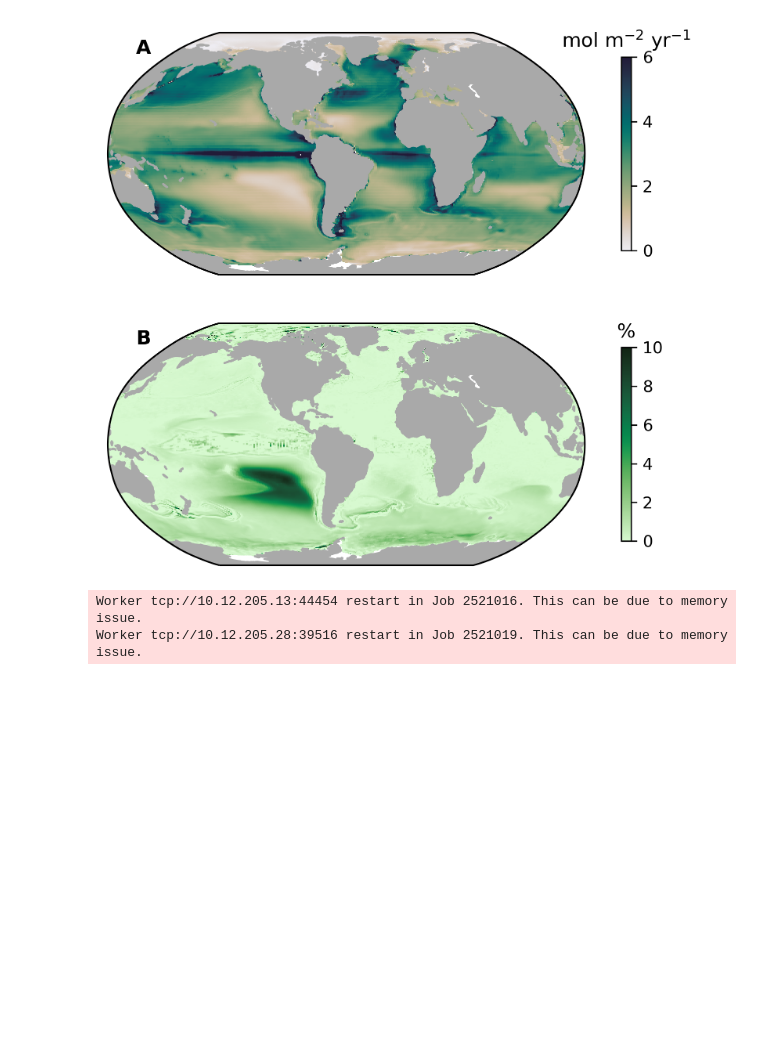
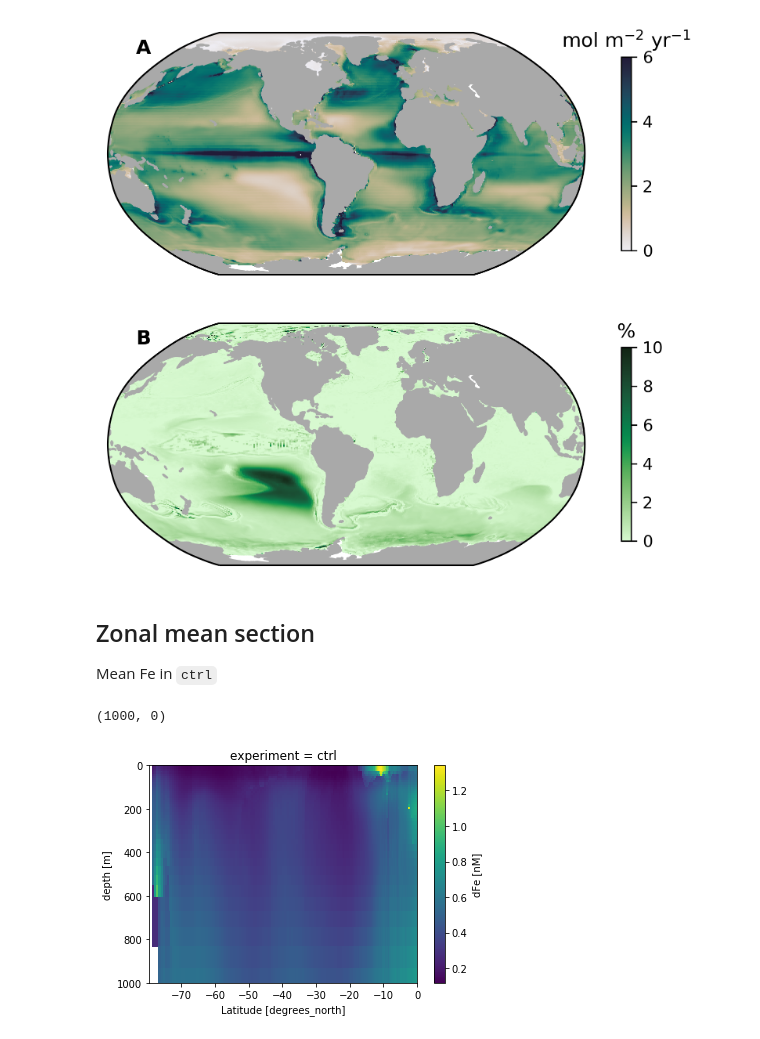
Before and after one commit to matt-long/XTFe, a Jupyter notebook: XTFe-analysis.ipynb, the cells around one changed output. Saved outputs shown, nothing was run; the diff lists cells and outputs as text; code cells hidden in the pictures; blank space fills up the shorter version.

```diff
--- a/XTFe-analysis.ipynb
+++ b/XTFe-analysis.ipynb
@@ -105,5 +123,5 @@ ctrl: Ocean-ice hindcast, control
 # %%
-dsann = esmlab.resample(ds, freq='ann').mean('time')
+dsann = esmlab.resample(ds, freq='ann').mean('time').compute()
 dsclm = esmlab.climatology(ds, freq='mon')
 # %% [markdown]
 ## Plot maps of annual-mean change
@@ -204,10 +224,22 @@ util.label_map_axes(fig, axs)
 [figure]
 # %%
 dsza = dsann.isel(nlat=slice(0,187)).mean('nlon').compute()
+dsza = dsza.set_coords('TLAT').rename({'TLAT': 'nlat'}).rename({'nlat': 'lat'})
+dsza.lat.attrs['long_name'] = 'Latitude'
+dsza.z_t.data = dsza.z_t.data*1e-2
+dsza.z_t.attrs['units'] = 'm'
+dsza.z_t.attrs['long_name'] = 'depth'
 
 Fe_diff = (dsza.Fe.sel(experiment='xtfe') - dsza.Fe.sel(experiment='ctrl'))
-# %% [output]
-Worker tcp://10.12.205.13:44454 restart in Job 2521016. This can be due to memory issue.
-Worker tcp://10.12.205.28:39516 restart in Job 2521019. This can be due to memory issue.
+# %% [markdown]
+## Zonal mean section
+
+Mean Fe in `ctrl`
+# %%
+dsza.Fe.sel(experiment='ctrl').plot()
+plt.ylim([1000, 0])
+# %% [output]
+(1000, 0)
+[figure, added]
 # %%
 Fe_diff.plot()
```
Also changed, not shown: parts of 5 cells of this notebook, 1 other file.
